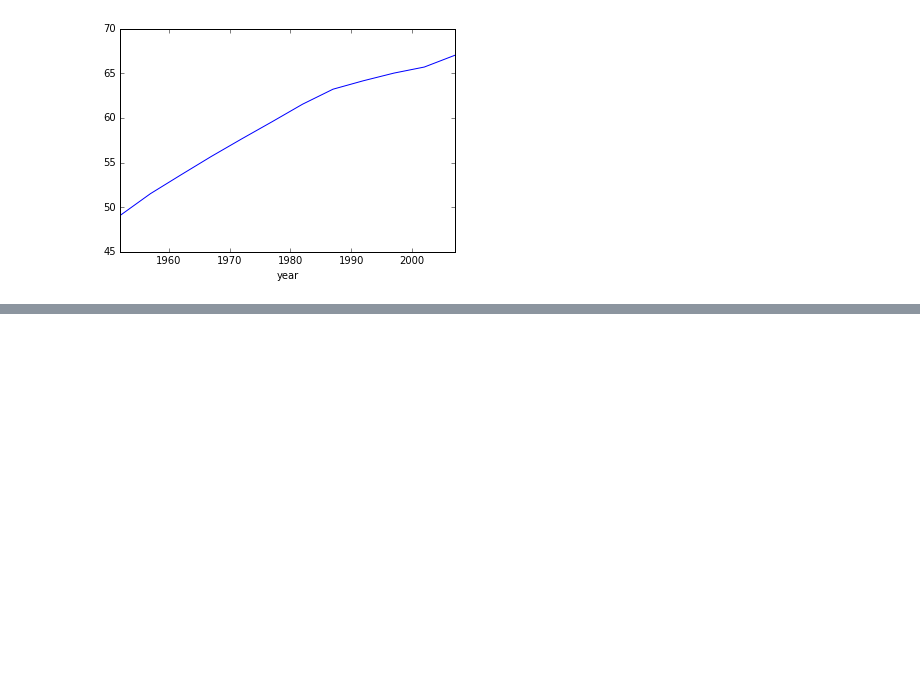
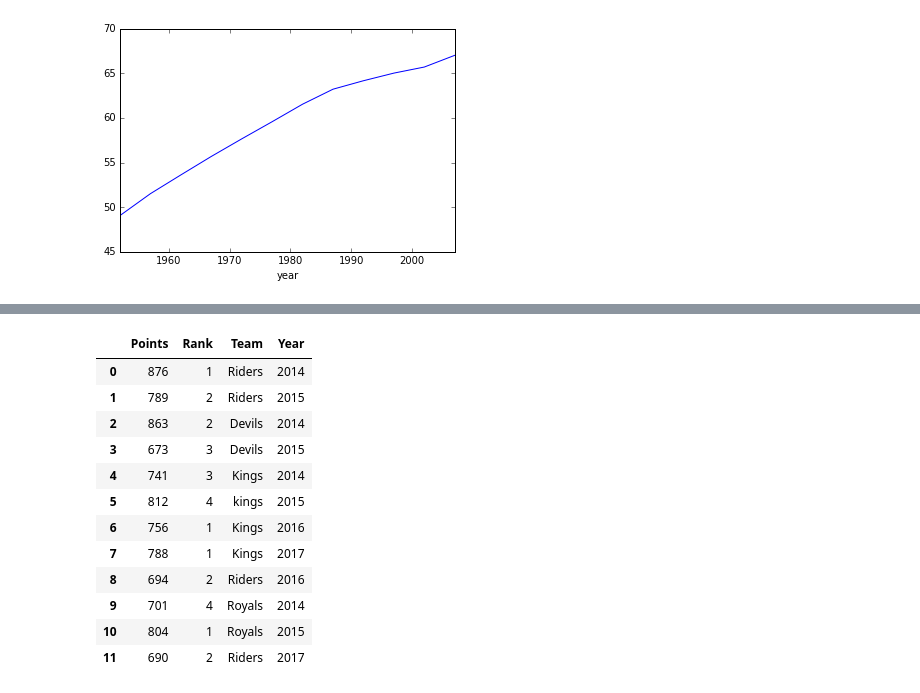
Before and after one commit to digambar-malla/PandasLab, a Jupyter notebook: Lab_2304.ipynb, the cells around one changed output, grey strips where cells are left out. Drawn from its saved outputs; the diff is of its cells as text; code cells hidden in the pictures; blank space fills up the shorter version.

```diff
--- a/Lab_2304.ipynb
+++ b/Lab_2304.ipynb
@@ -99,0 +121,23 @@ gb.plot()
+# %%
+ipl_data = {'Team': ['Riders', 'Riders', 'Devils', 'Devils', 'Kings',
+         'kings', 'Kings', 'Kings', 'Riders', 'Royals', 'Royals', 'Riders'],
+         'Rank': [1, 2, 2, 3, 3,4 ,1 ,1,2 , 4,1,2],
+         'Year': [2014,2015,2014,2015,2014,2015,2016,2017,2016,2014,2015,2017],
+         'Points':[876,789,863,673,741,812,756,788,694,701,804,690]}
+df3 = pd.DataFrame(ipl_data)
+
+df3
+# %% [output]
+|  | Points | Rank | Team | Year |
+| 0 | 876 | 1 | Riders | 2014 |
+| 1 | 789 | 2 | Riders | 2015 |
+| 2 | 863 | 2 | Devils | 2014 |
+| 3 | 673 | 3 | Devils | 2015 |
+| 4 | 741 | 3 | Kings | 2014 |
+| 5 | 812 | 4 | kings | 2015 |
+| 6 | 756 | 1 | Kings | 2016 |
+| 7 | 788 | 1 | Kings | 2017 |
+| 8 | 694 | 2 | Riders | 2016 |
+| 9 | 701 | 4 | Royals | 2014 |
+| 10 | 804 | 1 | Royals | 2015 |
+| 11 | 690 | 2 | Riders | 2017 |
```
Also changed, not shown: parts of 3 cells of this notebook.
